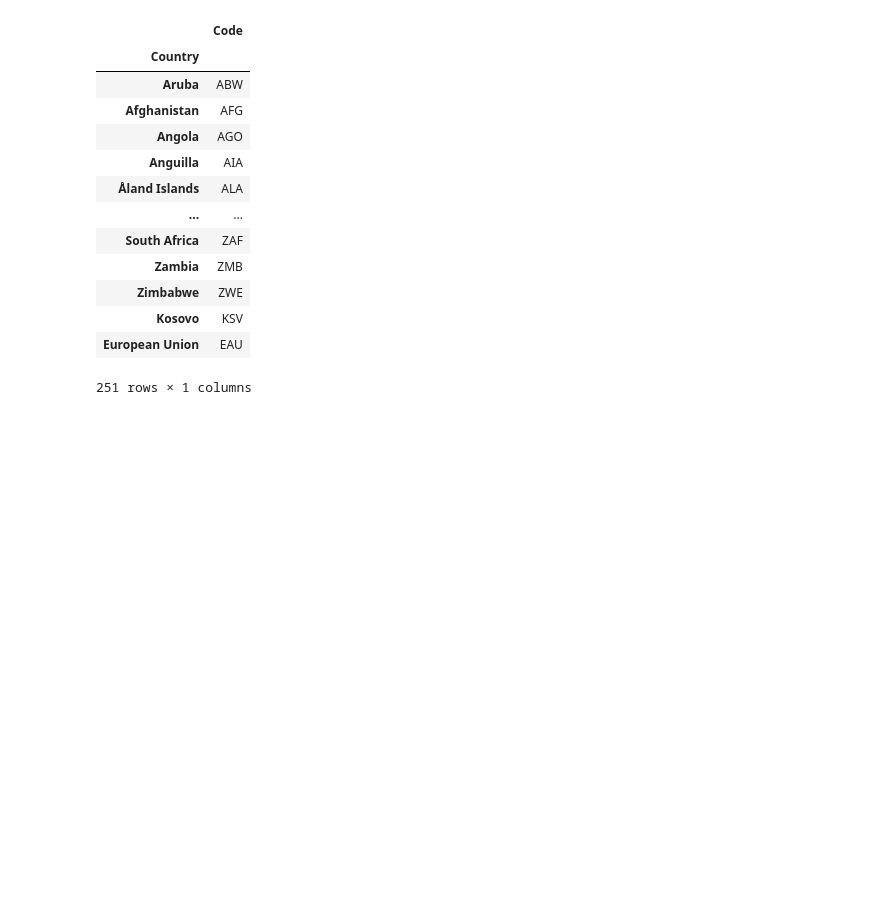
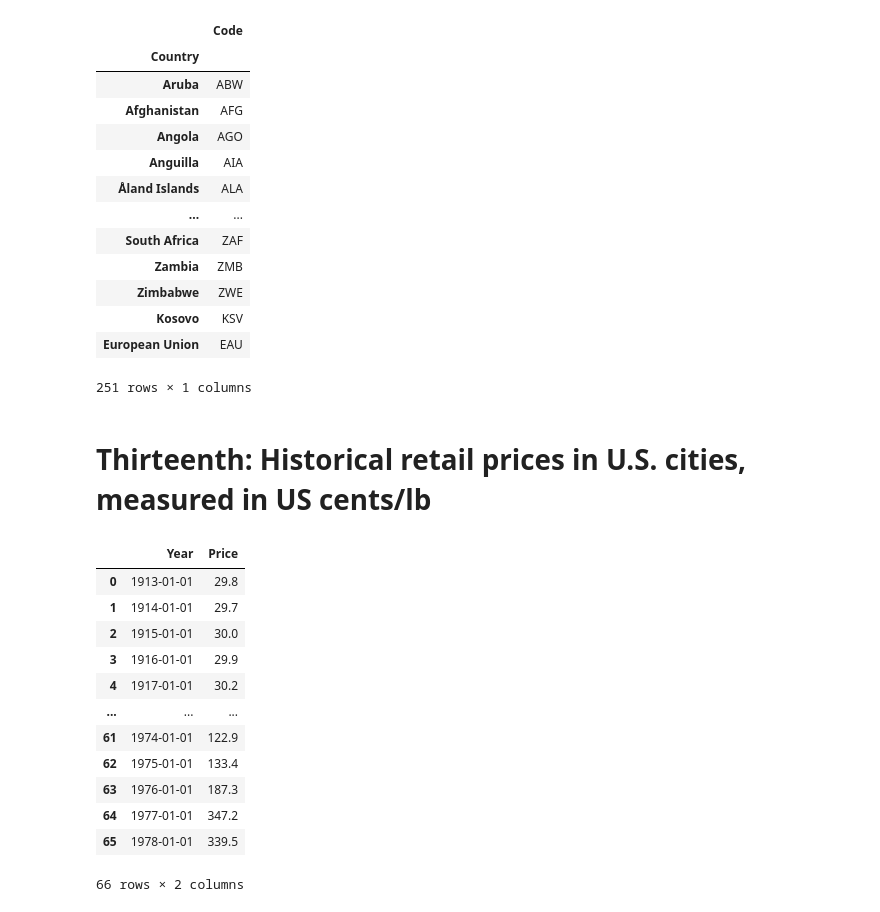
Before and after one commit to rockdonald2/coffeeCrisisViz, a Jupyter notebook: static/python/cleanData.ipynb, the cells around one changed output. Cells and saved outputs as stored; diff of their text form; code cells hidden in the pictures; blank space fills up the shorter version.

```diff
--- a/static/python/cleanData.ipynb
+++ b/static/python/cleanData.ipynb
@@ -464,3 +464,9 @@ codes
 | Kosovo | KSV |
 | European Union | EAU |
 251 rows × 1 columns
+# %% [markdown]
+# Thirteenth: Historical retail prices in U.S. cities, measured in US cents/lb
+# %%
+historicalPrices = pd.read_excel('../data/non-cleaned/historicalPrices.xlsx')
+# %%
+historicalPrices['Year'] = pd.to_datetime(historicalPrices['Year'], format='%Y')
@@ -466,0 +475,16 @@ codes
+# %%
+historicalPrices
+# %% [output]
+|  | Year | Price |
+| 0 | 1913-01-01 | 29.8 |
+| 1 | 1914-01-01 | 29.7 |
+| 2 | 1915-01-01 | 30.0 |
+| 3 | 1916-01-01 | 29.9 |
+| 4 | 1917-01-01 | 30.2 |
+| ... | ... | ... |
+| 61 | 1974-01-01 | 122.9 |
+| 62 | 1975-01-01 | 133.4 |
+| 63 | 1976-01-01 | 187.3 |
+| 64 | 1977-01-01 | 347.2 |
+| 65 | 1978-01-01 | 339.5 |
+66 rows × 2 columns
```
Also changed, not shown: parts of 1 cell of this notebook, 12 other files.
